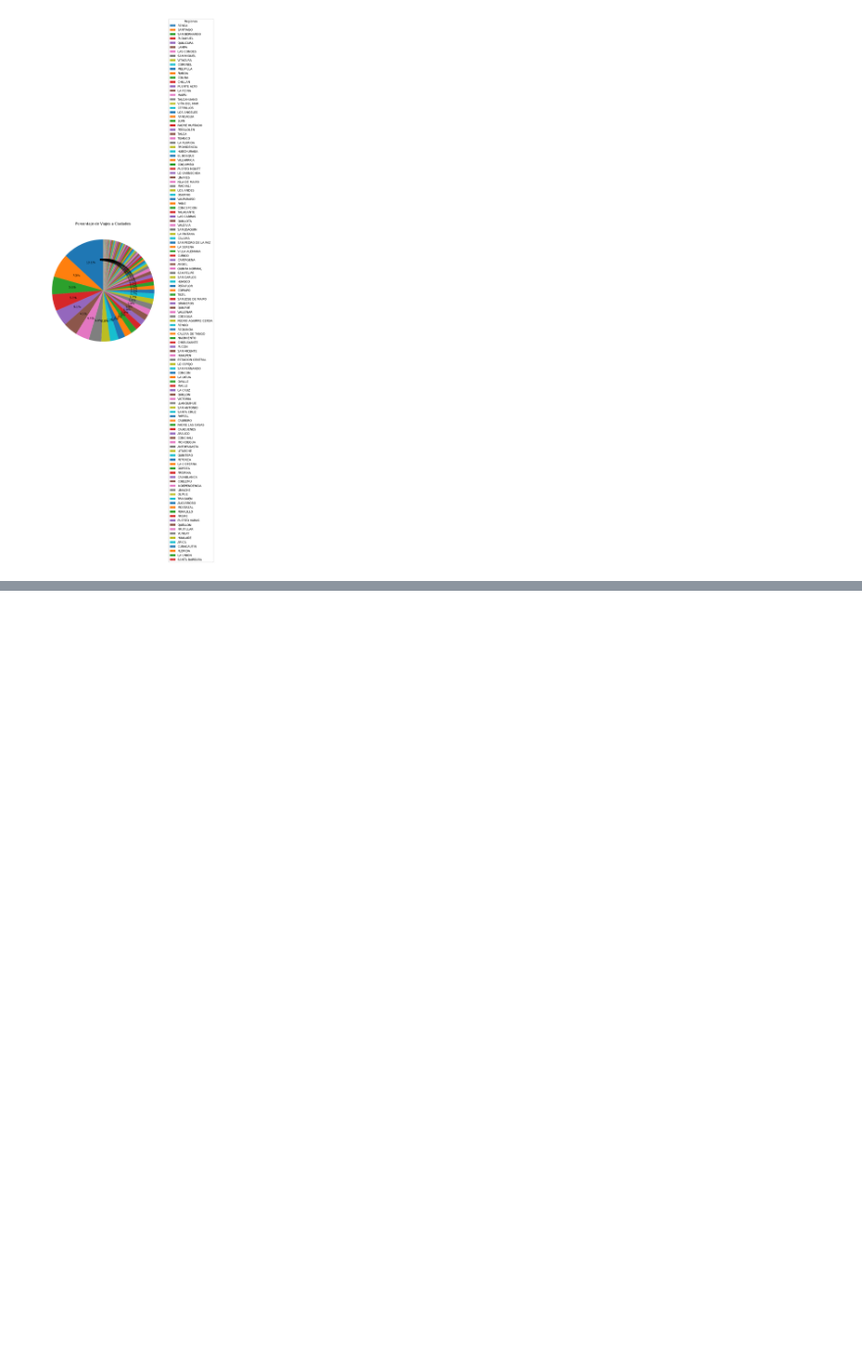
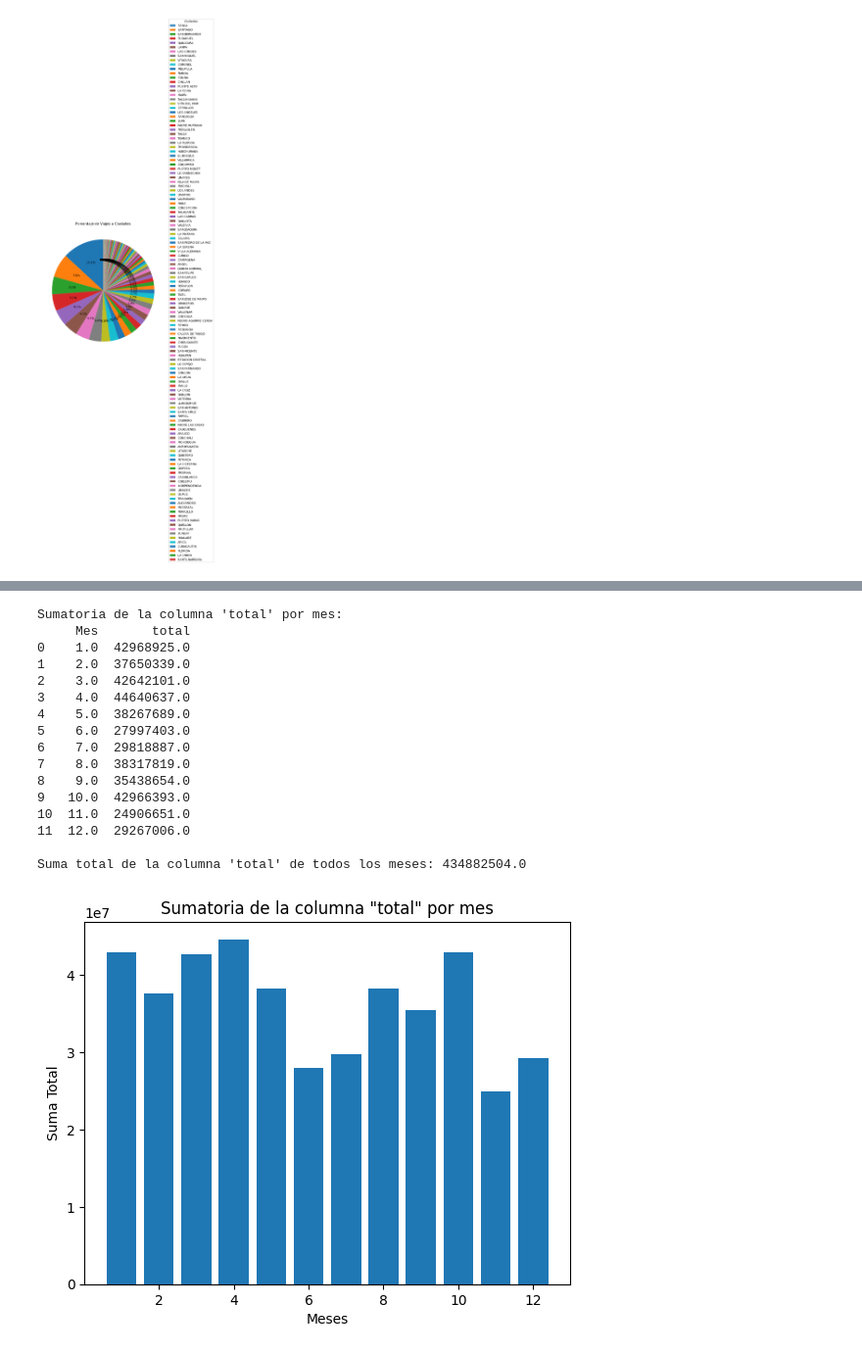
Before and after one commit to tomuzca/comprasaa, a Jupyter notebook: explorer.ipynb, the cells around one changed output, grey strips where cells are left out. Shown at 98% size. Saved outputs shown, nothing was run; the diff lists cells and outputs as text; code cells hidden in the pictures; blank space fills up the shorter version.

```diff
--- a/explorer.ipynb
+++ b/explorer.ipynb
@@ -96,0 +144,37 @@ YUNGAY          0.011109
+# %%
+df23 = df[df['Año'] == 2023]
+
+# Calcular la sumatoria de la columna 'total' por cada mes
+sumas_por_mes = df23.groupby('Mes')['total'].sum().reset_index()
+
+# Imprimir las sumatorias
+print("Sumatoria de la columna 'total' por mes:")
+print(sumas_por_mes)
+
+# Graficar la sumatoria total de la columna 'total' por mes en un gráfico de barras
+plt.bar(sumas_por_mes['Mes'], sumas_por_mes['total'])
+plt.title('Sumatoria de la columna "total" por mes')
+plt.xlabel('Meses')
+plt.ylabel('Suma Total')
+suma_total_todos_meses = df23['total'].sum()
+print("\nSuma total de la columna 'total' de todos los meses:", suma_total_todos_meses)
+# Mostrar el gráfico
+plt.show()
+# %% [output]
+Sumatoria de la columna 'total' por mes:
+     Mes       total
+0    1.0  42968925.0
+1    2.0  37650339.0
+2    3.0  42642101.0
+3    4.0  44640637.0
+4    5.0  38267689.0
+5    6.0  27997403.0
+6    7.0  29818887.0
+7    8.0  38317819.0
+8    9.0  35438654.0
+9   10.0  42966393.0
+10  11.0  24906651.0
+11  12.0  29267006.0
+
+Suma total de la columna 'total' de todos los meses: 434882504.0
+[figure, added]
```
Also changed, not shown: parts of 4 cells of this notebook.
